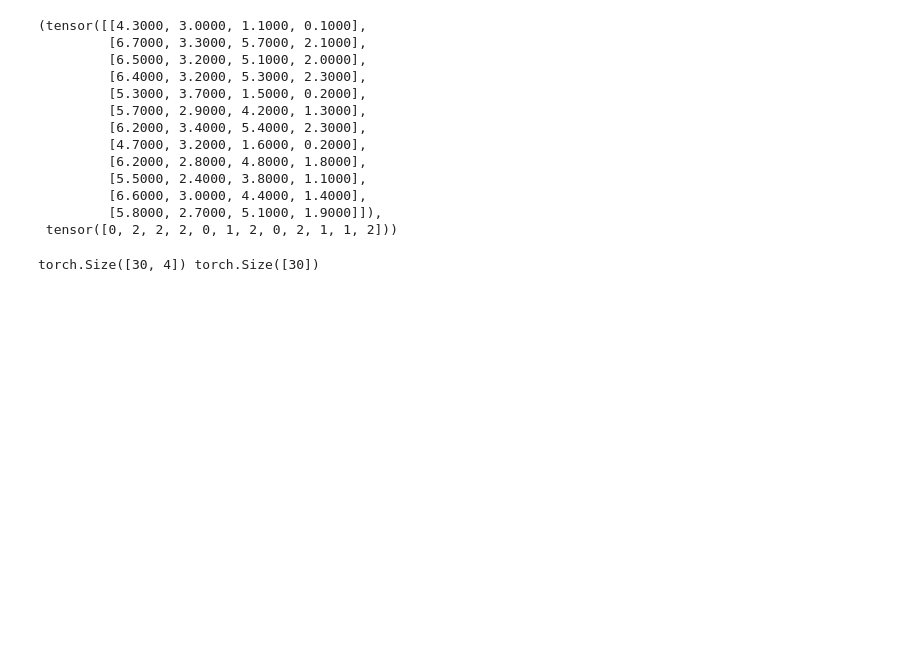
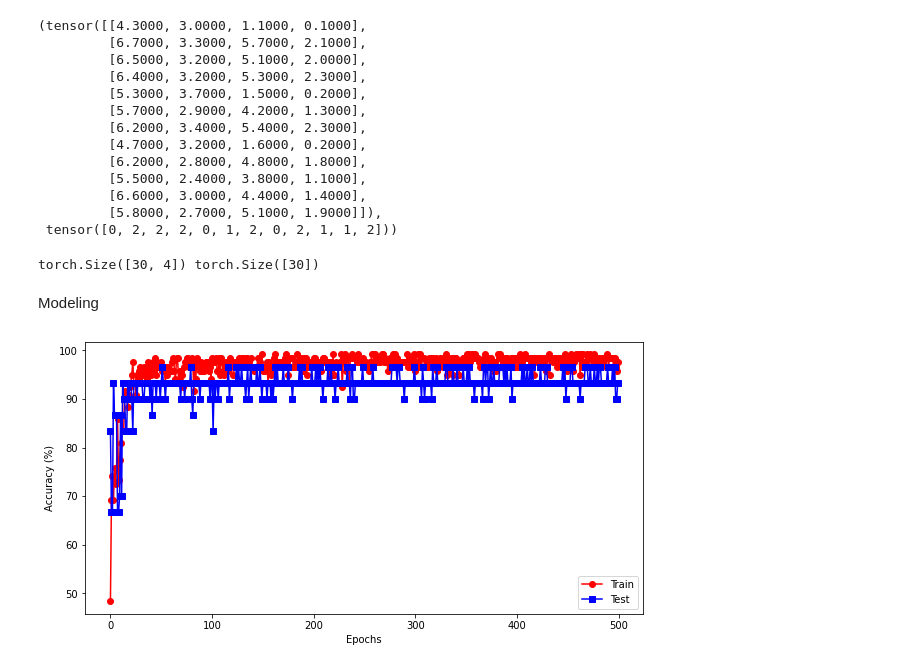
Before and after one commit to Joyel1441/DeepLearningNotes, a Jupyter notebook: Deep_Learning.ipynb, the cells around one changed output. Saved outputs shown, nothing was run; the diff lists cells and outputs as text; code cells hidden in the pictures; blank space fills up the shorter version.

```diff
--- a/Deep_Learning.ipynb
+++ b/Deep_Learning.ipynb
@@ -2463,3 +2463,22 @@ def trainTheModel():
     testAcc.append(100*torch.mean((predlabels == y).float()).item())
 
   return trainAcc, testAcc
+# %% [markdown]
+Modeling
+# %%
+ANNiris, lossfun, optimizer = createANewModel()
+
+trainAcc, testAcc = trainTheModel()
+# %%
+#plot the results
+fig = plt.figure(figsize=(10, 5))
+
+plt.plot(trainAcc, 'ro-')
+plt.plot(testAcc, 'bs-')
+plt.xlabel('Epochs')
+plt.ylabel('Accuracy (%)')
+plt.legend(['Train', 'Test'])
+
+plt.show()
+# %% [output]
+[figure, added]
```
